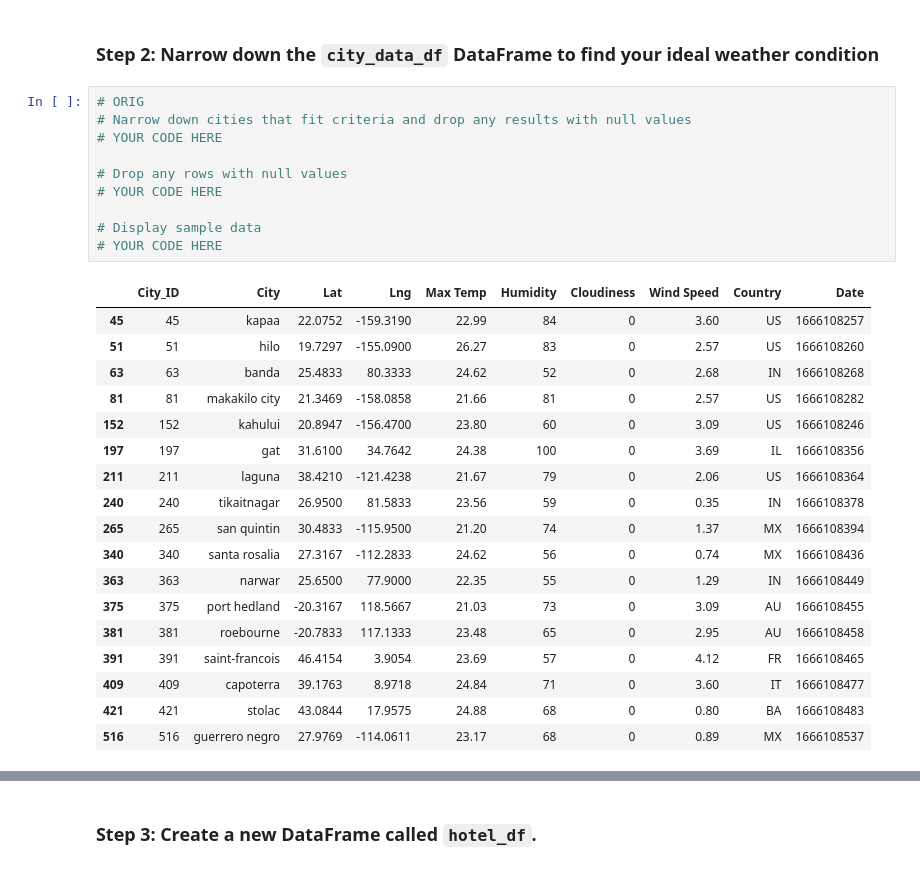
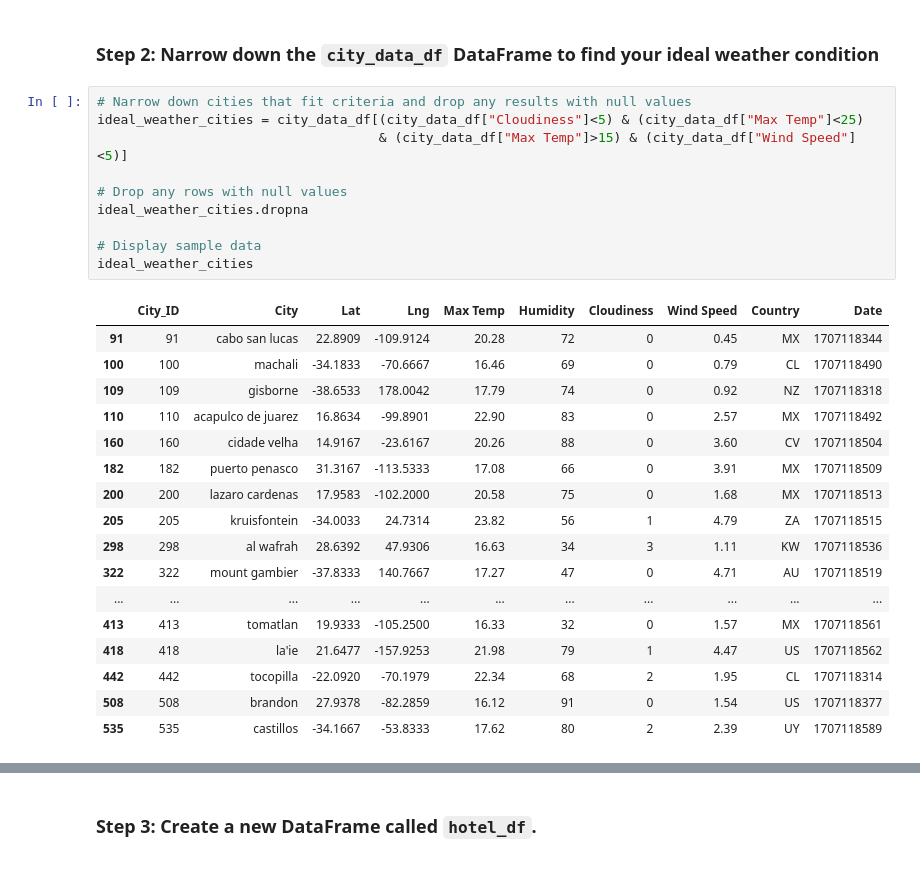
Before and after one commit to biancasab/python-api-challenge, a Jupyter notebook: WeatherPy/VacationPy.ipynb, the cells around one changed output, grey strips where cells are left out. Saved outputs shown, nothing was run; the diff lists cells and outputs as text.

```diff
--- a/WeatherPy/VacationPy.ipynb
+++ b/WeatherPy/VacationPy.ipynb
@@ -46,31 +48,30 @@ map_plot_1
 # %% [markdown]
 ### Step 2: Narrow down the `city_data_df` DataFrame to find your ideal weather condition
 # %%
-# ORIG
 # Narrow down cities that fit criteria and drop any results with null values
-# YOUR CODE HERE
+ideal_weather_cities = city_data_df[(city_data_df["Cloudiness"]<5) & (city_data_df["Max Temp"]<25)
+                                    & (city_data_df["Max Temp"]>15) & (city_data_df["Wind Speed"]<5)]
 
 # Drop any rows with null values
-# YOUR CODE HERE
+ideal_weather_cities.dropna
 
 # Display sample data
-# YOUR CODE HERE
+ideal_weather_cities
 # %% [output]
 |  | City_ID | City | Lat | Lng | Max Temp | Humidity | Cloudiness | Wind Speed | Country | Date |
-| 45 | 45 | kapaa | 22.0752 | -159.3190 | 22.99 | 84 | 0 | 3.60 | US | 1666108257 |
-| 51 | 51 | hilo | 19.7297 | -155.0900 | 26.27 | 83 | 0 | 2.57 | US | 1666108260 |
-| 63 | 63 | banda | 25.4833 | 80.3333 | 24.62 | 52 | 0 | 2.68 | IN | 1666108268 |
-| 81 | 81 | makakilo city | 21.3469 | -158.0858 | 21.66 | 81 | 0 | 2.57 | US | 1666108282 |
-| 152 | 152 | kahului | 20.8947 | -156.4700 | 23.80 | 60 | 0 | 3.09 | US | 1666108246 |
-| 197 | 197 | gat | 31.6100 | 34.7642 | 24.38 | 100 | 0 | 3.69 | IL | 1666108356 |
-| 211 | 211 | laguna | 38.4210 | -121.4238 | 21.67 | 79 | 0 | 2.06 | US | 1666108364 |
-| 240 | 240 | tikaitnagar | 26.9500 | 81.5833 | 23.56 | 59 | 0 | 0.35 | IN | 1666108378 |
-| 265 | 265 | san quintin | 30.4833 | -115.9500 | 21.20 | 74 | 0 | 1.37 | MX | 1666108394 |
-| 340 | 340 | santa rosalia | 27.3167 | -112.2833 | 24.62 | 56 | 0 | 0.74 | MX | 1666108436 |
-| 363 | 363 | narwar | 25.6500 | 77.9000 | 22.35 | 55 | 0 | 1.29 | IN | 1666108449 |
-| 375 | 375 | port hedland | -20.3167 | 118.5667 | 21.03 | 73 | 0 | 3.09 | AU | 1666108455 |
-| 381 | 381 | roebourne | -20.7833 | 117.1333 | 23.48 | 65 | 0 | 2.95 | AU | 1666108458 |
-| 391 | 391 | saint-francois | 46.4154 | 3.9054 | 23.69 | 57 | 0 | 4.12 | FR | 1666108465 |
-| 409 | 409 | capoterra | 39.1763 | 8.9718 | 24.84 | 71 | 0 | 3.60 | IT | 1666108477 |
-| 421 | 421 | stolac | 43.0844 | 17.9575 | 24.88 | 68 | 0 | 0.80 | BA | 1666108483 |
-| 516 | 516 | guerrero negro | 27.9769 | -114.0611 | 23.17 | 68 | 0 | 0.89 | MX | 1666108537 |
+| 91 | 91 | cabo san lucas | 22.8909 | -109.9124 | 20.28 | 72 | 0 | 0.45 | MX | 1707118344 |
+| 100 | 100 | machali | -34.1833 | -70.6667 | 16.46 | 69 | 0 | 0.79 | CL | 1707118490 |
+| 109 | 109 | gisborne | -38.6533 | 178.0042 | 17.79 | 74 | 0 | 0.92 | NZ | 1707118318 |
+| 110 | 110 | acapulco de juarez | 16.8634 | -99.8901 | 22.90 | 83 | 0 | 2.57 | MX | 1707118492 |
+| 160 | 160 | cidade velha | 14.9167 | -23.6167 | 20.26 | 88 | 0 | 3.60 | CV | 1707118504 |
+| 182 | 182 | puerto penasco | 31.3167 | -113.5333 | 17.08 | 66 | 0 | 3.91 | MX | 1707118509 |
+| 200 | 200 | lazaro cardenas | 17.9583 | -102.2000 | 20.58 | 75 | 0 | 1.68 | MX | 1707118513 |
+| 205 | 205 | kruisfontein | -34.0033 | 24.7314 | 23.82 | 56 | 1 | 4.79 | ZA | 1707118515 |
+| 298 | 298 | al wafrah | 28.6392 | 47.9306 | 16.63 | 34 | 3 | 1.11 | KW | 1707118536 |
+| 322 | 322 | mount gambier | -37.8333 | 140.7667 | 17.27 | 47 | 0 | 4.71 | AU | 1707118519 |
+| ... | ... | ... | ... | ... | ... | ... | ... | ... | ... | ... |
+| 413 | 413 | tomatlan | 19.9333 | -105.2500 | 16.33 | 32 | 0 | 1.57 | MX | 1707118561 |
+| 418 | 418 | la'ie | 21.6477 | -157.9253 | 21.98 | 79 | 1 | 4.47 | US | 1707118562 |
+| 442 | 442 | tocopilla | -22.0920 | -70.1979 | 22.34 | 68 | 2 | 1.95 | CL | 1707118314 |
+| 508 | 508 | brandon | 27.9378 | -82.2859 | 16.12 | 91 | 0 | 1.54 | US | 1707118377 |
+| 535 | 535 | castillos | -34.1667 | -53.8333 | 17.62 | 80 | 2 | 2.39 | UY | 1707118589 |
```
Also changed, not shown: parts of 7 cells of this notebook.
